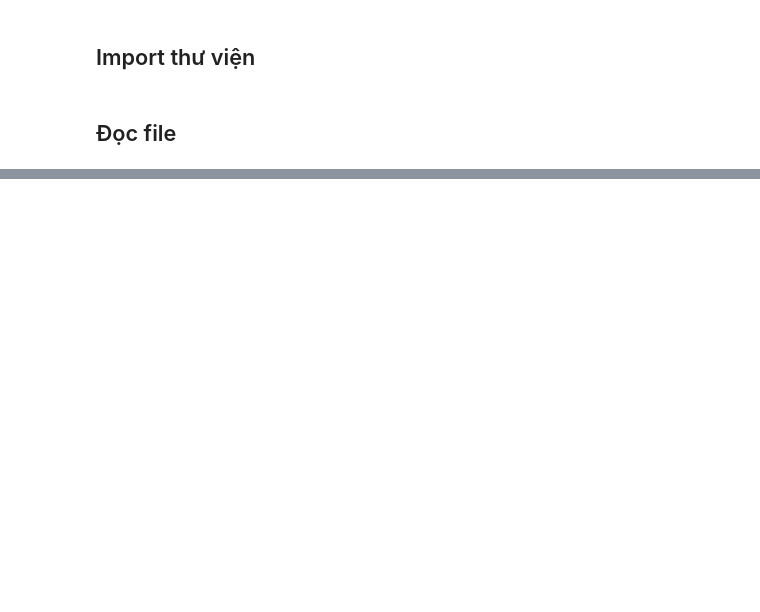
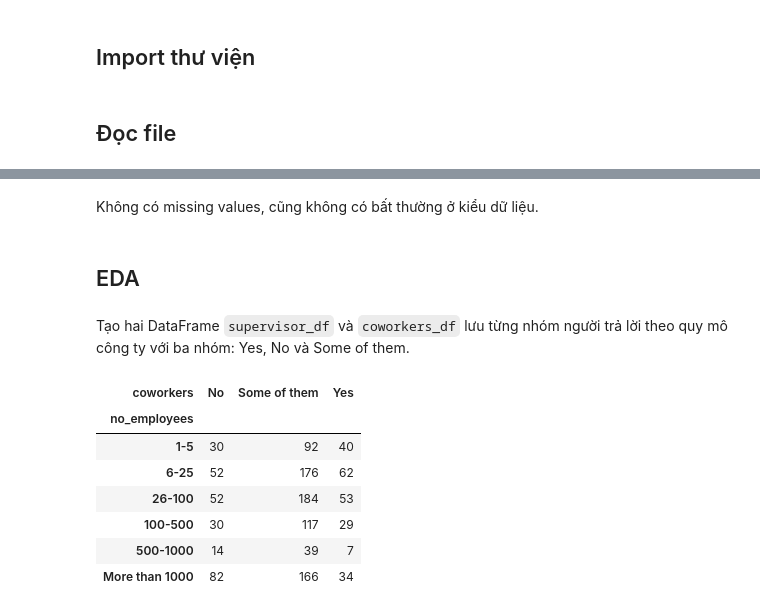
Before and after one commit to cheesepp/P4DS_FinalProject, a Jupyter notebook: EDA.ipynb, the cells around one changed output, grey strips where cells are left out. Drawn from its saved outputs; the diff is of its cells as text; code cells hidden in the pictures; blank space fills up the shorter version.

```diff
--- a/EDA.ipynb
+++ b/EDA.ipynb
@@ -28,0 +59,30 @@ raw_df.head()
+# %% [markdown]
+Không có missing values, cũng không có bất thường ở kiểu dữ liệu.
+# %% [markdown]
+## EDA
+# %% [markdown]
+Tạo hai DataFrame `supervisor_df` và `coworkers_df` lưu từng nhóm người trả lời theo quy mô công ty với ba nhóm: Yes, No và Some of them.
+# %%
+# Create a new DataFrame by grouping 'no_employees'
+supervisor_df = survey_df.groupby(['no_employees','supervisor']).size().unstack()
+
+coworkers_df = survey_df.groupby(['no_employees','coworkers']).size().unstack()
+
+# Specify the new order of the columns
+new_order = ['1-5', '6-25', '26-100', '100-500', '500-1000', 'More than 1000']
+
+# Reorder the columns
+supervisor_df = supervisor_df.reindex(new_order, axis=0)
+coworkers_df = coworkers_df.reindex(new_order, axis=0)
+
+#supervisor_df
+coworkers_df
+# %% [output]
+| coworkers | No | Some of them | Yes |
+| no_employees |  |  |  |
+| 1-5 | 30 | 92 | 40 |
+| 6-25 | 52 | 176 | 62 |
+| 26-100 | 52 | 184 | 53 |
+| 100-500 | 30 | 117 | 29 |
+| 500-1000 | 14 | 39 | 7 |
+| More than 1000 | 82 | 166 | 34 |
```
Also changed, not shown: parts of 10 cells of this notebook.
